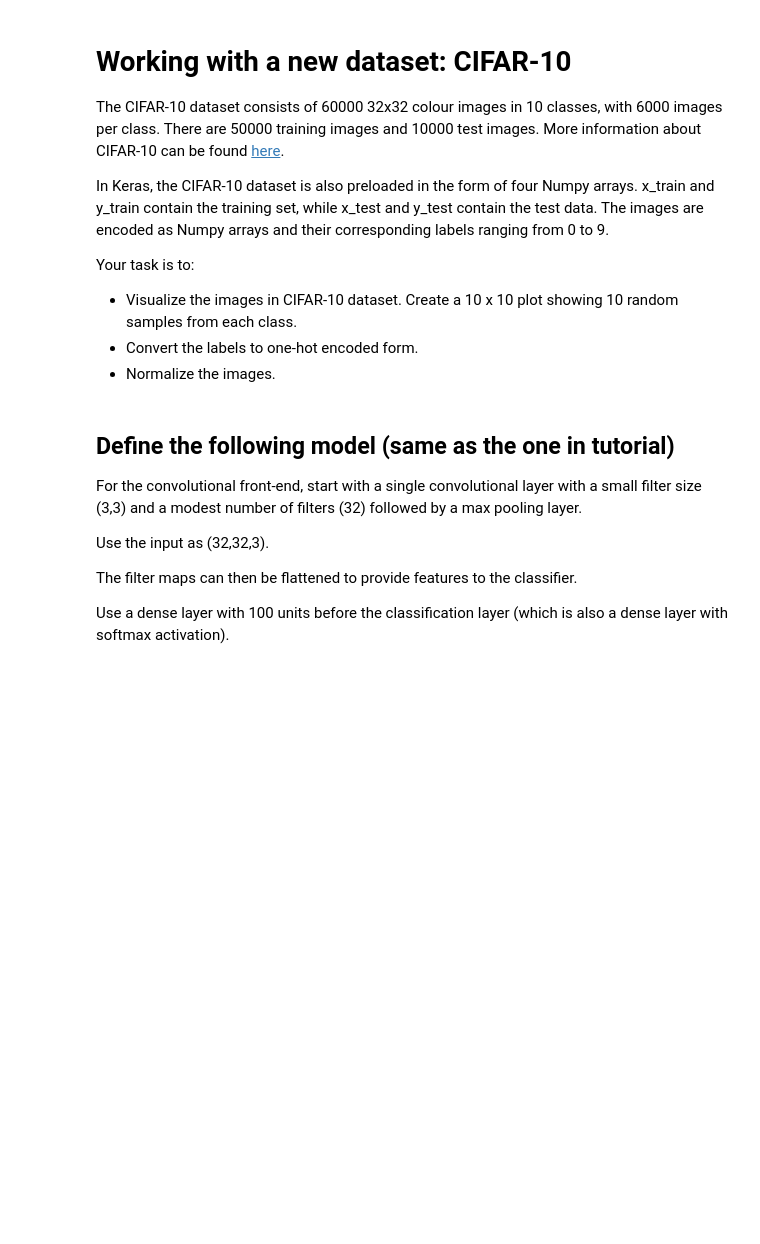
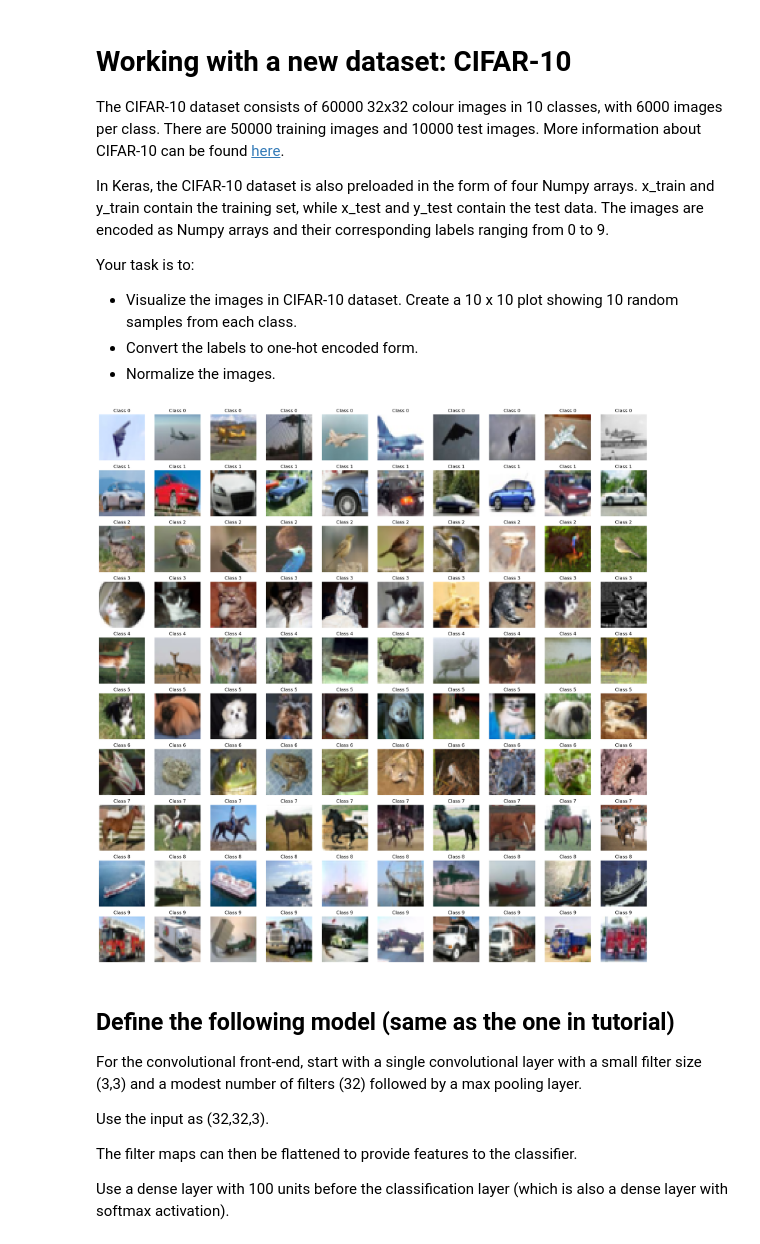
Before and after one commit to ironhack-labs/lab-image-classification-using-convolutional-neural-networks, a Jupyter notebook: main.ipynb, the cells around one changed output. Drawn from its saved outputs; the diff is of its cells as text; code cells hidden in the pictures; blank space fills up the shorter version.

```diff
--- a/main.ipynb
+++ b/main.ipynb
@@ -43,3 +41,24 @@ from tensorflow.keras.utils import to_categorical
+# %%
+fig, axes = plt.subplots(10, 10, figsize=(20, 20))
+for i in range(10):
+    class_samples = x_train[y_train.flatten() == i]
+    for j, idx in enumerate(np.random.choice(class_samples.shape[0], 10, replace=False)):
+        sample = class_samples[idx]
+        axes[i, j].imshow(sample)
+        axes[i, j].set_title(f'Class {i}')
+        axes[i, j].axis('off')
+plt.tight_layout()
+plt.show()
+
+# Convert labels to one-hot encoded form
+y_train = to_categorical(y_train, 10)
+y_test = to_categorical(y_test, 10)
+
+# Normalize images to a range of 0 to 1
+x_train = x_train.astype('float32') / 255.0
+x_test = x_test.astype('float32') / 255.0
+# %% [output]
+[figure, added]
 # %% [markdown]
 ## Define the following model (same as the one in tutorial)
 
```
Also changed, not shown: parts of 25 cells of this notebook.
